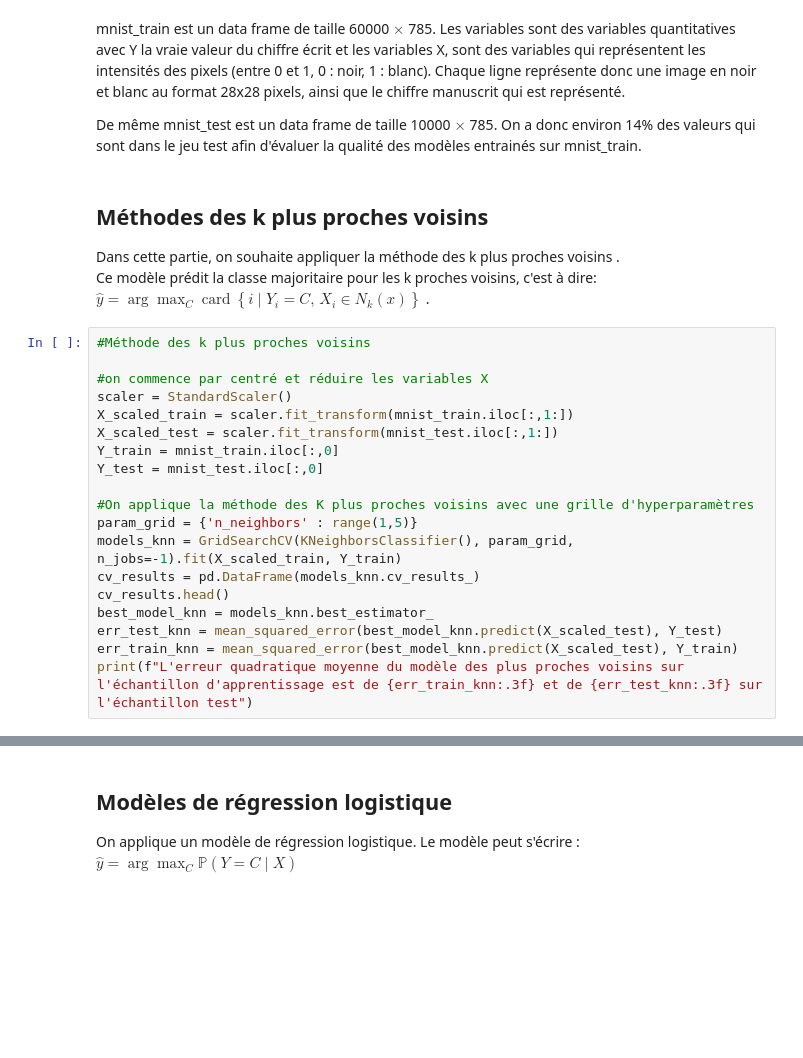
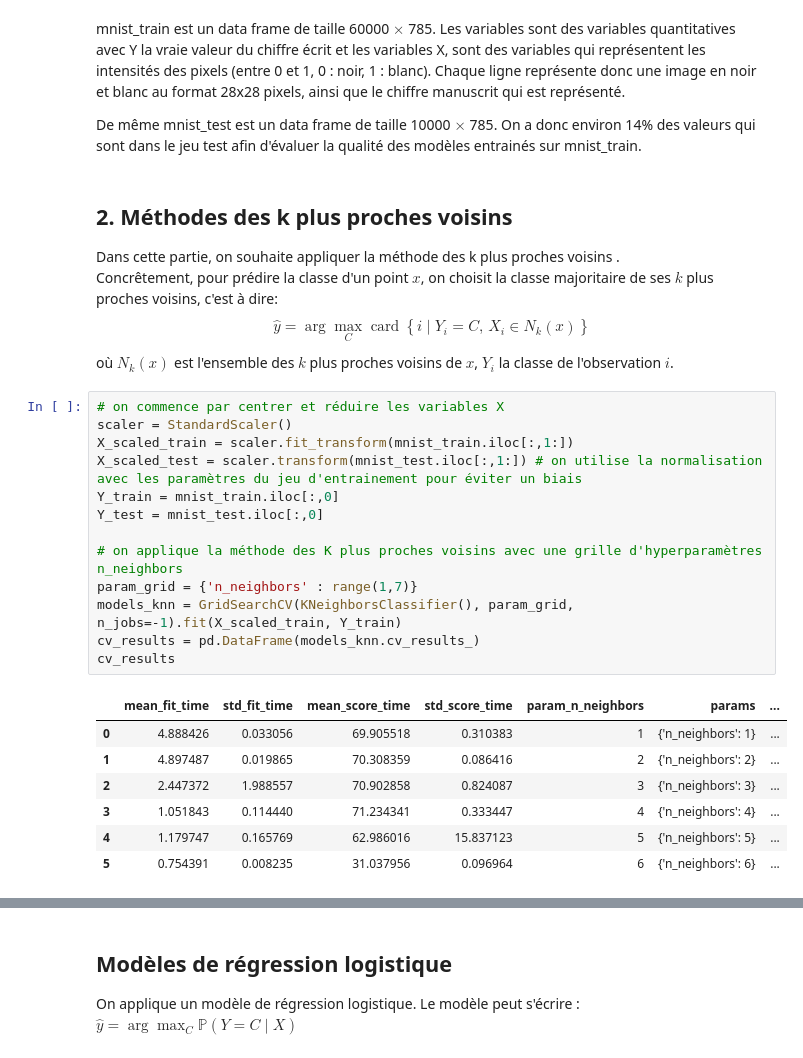
Before and after one commit to leobrendle/projet-python-M2-S1, a Jupyter notebook: notebook_projet_mnist.ipynb, the cells around one changed output, grey strips where cells are left out. Cells and saved outputs as stored; diff of their text form; blank space fills up the shorter version.

Commit message:
relecture point 2 : KNN

```diff
--- a/notebook_projet_mnist.ipynb
+++ b/notebook_projet_mnist.ipynb
@@ -49,29 +51,32 @@ mnist_train est un data frame de taille 60000 $\times$ 785. Les variables sont d
 
 De même mnist_test est un data frame de taille 10000 $\times$ 785. On a donc environ 14% des valeurs qui sont dans le jeu test afin d'évaluer la qualité des modèles entrainés sur mnist_train.
 # %% [markdown]
-## Méthodes des k plus proches voisins
+## 2. Méthodes des k plus proches voisins
 
 Dans cette partie, on souhaite appliquer la méthode des k plus proches voisins . \
-Ce modèle prédit la classe majoritaire pour les k proches voisins, c'est à dire:
-$
+Concrêtement, pour prédire la classe d'un point $x$, on choisit la classe majoritaire de ses $k$ plus proches voisins, c'est à dire:
+$$
 \hat{y} = \arg\max_{C} \operatorname{card}\left\{ i \mid Y_i = C,\, X_i \in N_k(x) \right\}
-$.
+$$
+où $N_k(x)$ est l'ensemble des $k$ plus proches voisins de $x$, $Y_i$ la classe de l'observation $i$.
 # %%
-#Méthode des k plus proches voisins
-
-#on commence par centré et réduire les variables X
+# on commence par centrer et réduire les variables X
 scaler = StandardScaler()
 X_scaled_train = scaler.fit_transform(mnist_train.iloc[:,1:])
-X_scaled_test = scaler.fit_transform(mnist_test.iloc[:,1:])
+X_scaled_test = scaler.transform(mnist_test.iloc[:,1:]) # on utilise la normalisation avec les paramètres du jeu d'entrainement pour éviter un biais
 Y_train = mnist_train.iloc[:,0]
 Y_test = mnist_test.iloc[:,0]
 
-#On applique la méthode des K plus proches voisins avec une grille d'hyperparamètres
-param_grid = {'n_neighbors' : range(1,5)}
+# on applique la méthode des K plus proches voisins avec une grille d'hyperparamètres n_neighbors
+param_grid = {'n_neighbors' : range(1,7)}
 models_knn = GridSearchCV(KNeighborsClassifier(), param_grid, n_jobs=-1).fit(X_scaled_train, Y_train)
 cv_results = pd.DataFrame(models_knn.cv_results_)
-cv_results.head()
-best_model_knn = models_knn.best_estimator_
-err_test_knn = mean_squared_error(best_model_knn.predict(X_scaled_test), Y_test)
-err_train_knn = mean_squared_error(best_model_knn.predict(X_scaled_test), Y_train)
-print(f"L'erreur quadratique moyenne du modèle des plus proches voisins sur l'échantillon d'apprentissage est de {err_train_knn:.3f} et de {err_test_knn:.3f} sur l'échantillon test")
+cv_results
+# %% [output]
+|  | mean_fit_time | std_fit_time | mean_score_time | std_score_time | param_n_neighbors | params | ... |
+| 0 | 4.888426 | 0.033056 | 69.905518 | 0.310383 | 1 | {'n_neighbors': 1} | ... |
+| 1 | 4.897487 | 0.019865 | 70.308359 | 0.086416 | 2 | {'n_neighbors': 2} | ... |
+| 2 | 2.447372 | 1.988557 | 70.902858 | 0.824087 | 3 | {'n_neighbors': 3} | ... |
+| 3 | 1.051843 | 0.114440 | 71.234341 | 0.333447 | 4 | {'n_neighbors': 4} | ... |
+| 4 | 1.179747 | 0.165769 | 62.986016 | 15.837123 | 5 | {'n_neighbors': 5} | ... |
+| 5 | 0.754391 | 0.008235 | 31.037956 | 0.096964 | 6 | {'n_neighbors': 6} | ... |
```
Also changed, not shown: parts of 7 cells of this notebook.
